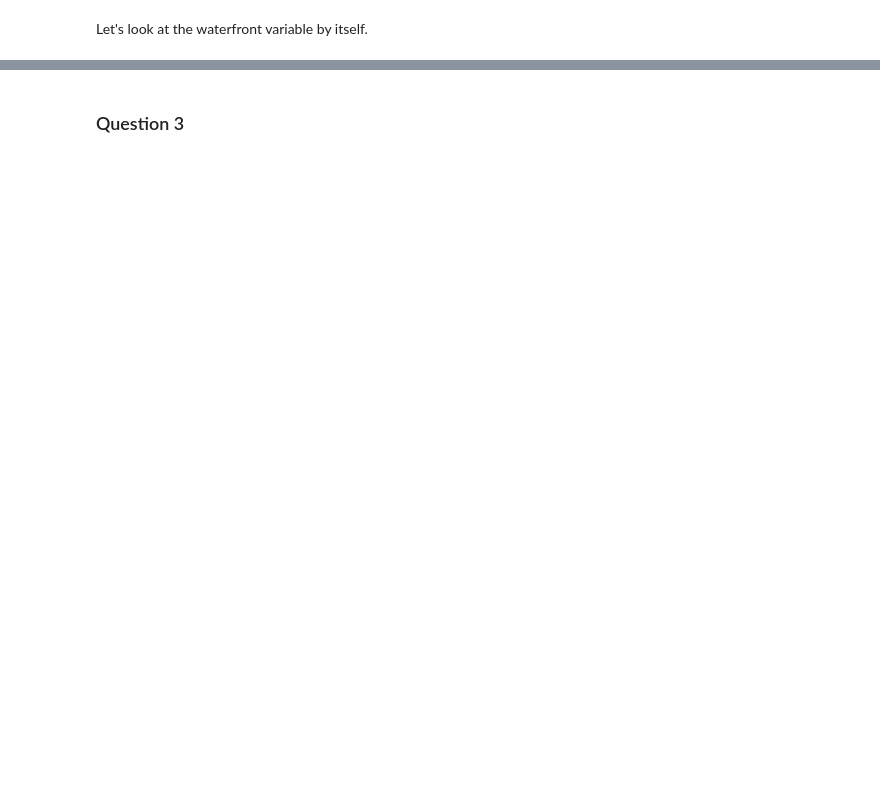
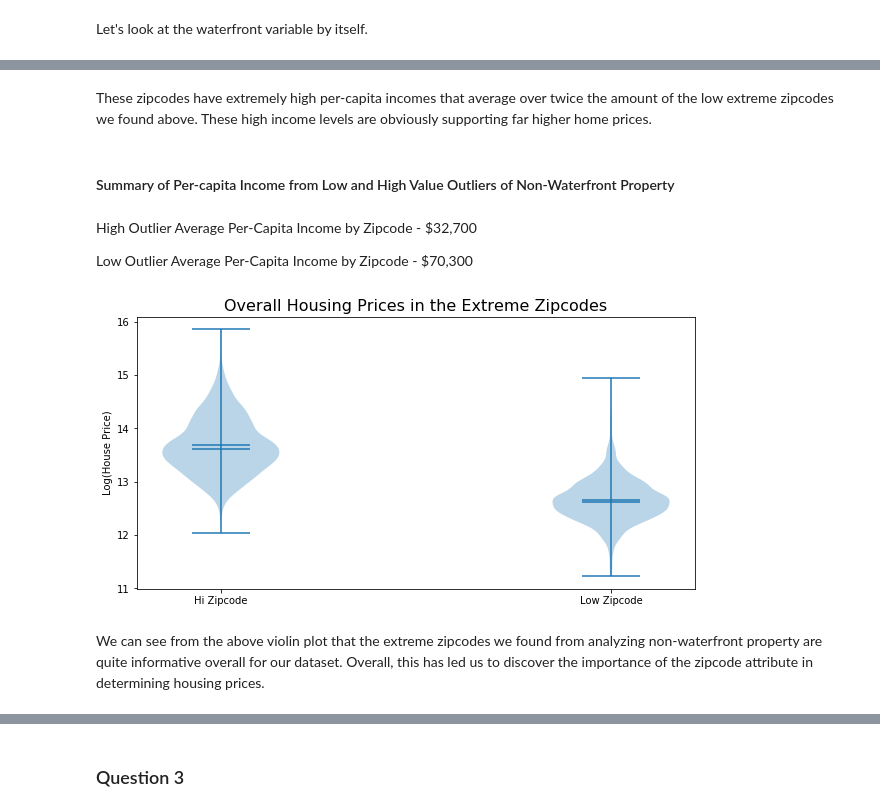
Before and after one commit to dataronio/Thinkful-PrepCapstoneReport, a Jupyter notebook: CapstoneReport.ipynb, the cells around one changed output, grey strips where cells are left out. Drawn from its saved outputs; the diff is of its cells as text; code cells hidden in the pictures; blank space fills up the shorter version.

```diff
--- a/CapstoneReport.ipynb
+++ b/CapstoneReport.ipynb
@@ -247,0 +301,7 @@ In round 2, I will try to pull apart more information and learn how waterfront p
+# %%
+LowNW = NW[NW['lnprice'] < 11.5]
+LowNWzips = LowNW['zipcode']
+# %%
+sethizips = set(HiNWzips)
+setlowzips = set(LowNWzips)
+INWzips = sethizips.intersection(setlowzips)
@@ -247,0 +318,26 @@ In round 2, I will try to pull apart more information and learn how waterfront p
+# %% [markdown]
+These zipcodes have extremely high per-capita incomes that average over twice the amount of the low extreme zipcodes we found above.  These high income levels are obviously supporting far higher home prices.
+# %% [markdown]
+#### Summary of Per-capita Income from Low and High Value Outliers of Non-Waterfront Property ####
+# %% [markdown]
+High Outlier Average Per-Capita Income by Zipcode - $32,700
+
+Low Outlier Average Per-Capita Income by Zipcode - $70,300
+# %%
+
+hizipNW = df[df['zipcode'].isin(sethizips)]['lnprice']
+lowzipNW = df[df['zipcode'].isin(setlowzips)]['lnprice']
+# %%
+NWzip_data = [hizipNW, lowzipNW]
+# %%
+plt.figure(figsize=(10, 5))
+plt.violinplot(NWzip_data,[1,2],widths=0.3,showmeans=True, showextrema=True, showmedians=True)
+plt.title('Overall Housing Prices in the Extreme Zipcodes', fontsize=16)
+plt.ylabel('Log(House Price)')
+plt.xticks([1,2],['Hi Zipcode', 'Low Zipcode'])
+plt.show()
+# %% [output]
+[figure, added]
+# %% [markdown]
+We can see from the above violin plot that the extreme zipcodes we found from analyzing non-waterfront property are quite
+informative overall for our dataset. Overall, this has led us to discover the importance of the zipcode attribute in determining housing prices.
```
Also changed, not shown: parts of 82 cells of this notebook.
